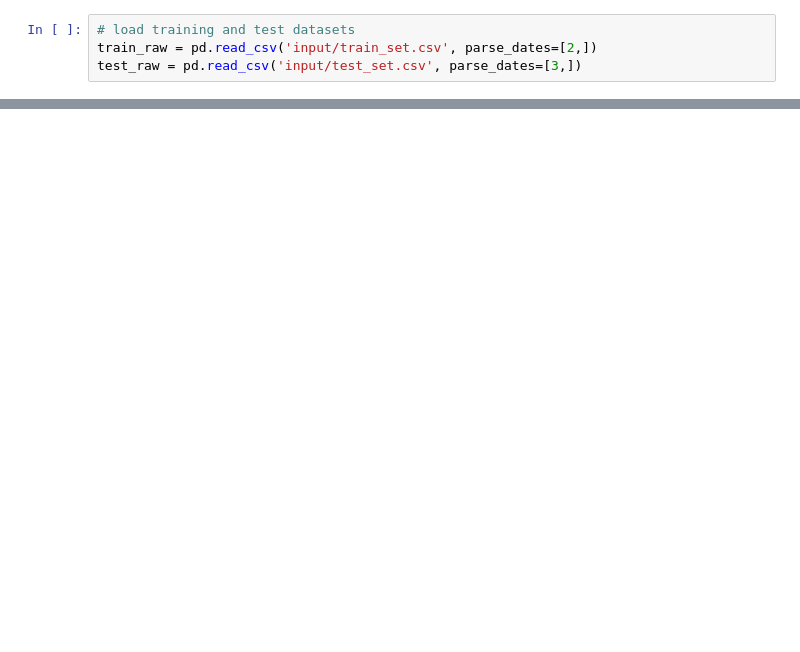
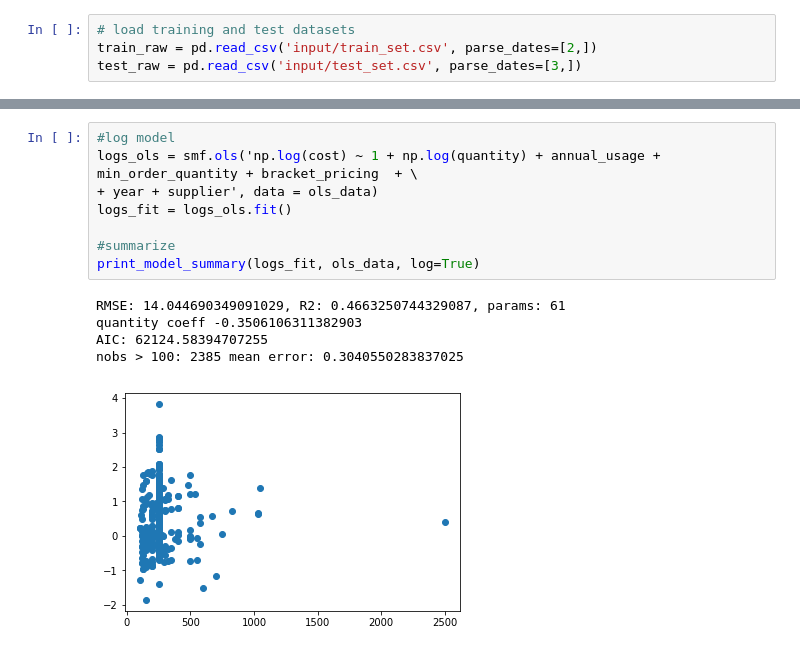
Before and after one commit to ericschulman/dogs, a Jupyter notebook: benchmarks.ipynb, the cells around one changed output, grey strips where cells are left out. Cells and saved outputs as stored; diff of their text form; blank space fills up the shorter version.

```diff
--- a/benchmarks.ipynb
+++ b/benchmarks.ipynb
@@ -46 +58,15 @@ print('quantity %s'%baseline_fit.params[2])
+# %%
+#log model
+logs_ols = smf.ols('np.log(cost) ~ 1 + np.log(quantity) + annual_usage +  min_order_quantity + bracket_pricing  + \
++ year + supplier', data = ols_data)
+logs_fit = logs_ols.fit()
+
+#summarize
+print_model_summary(logs_fit, ols_data, log=True)
+# %% [output]
+RMSE: 14.044690349091029, R2: 0.4663250744329087, params: 61
+quantity coeff -0.3506106311382903
+AIC: 62124.58394707255
+nobs > 100: 2385 mean error: 0.3040550283837025
+[figure, added]
 # %%
```
Also changed, not shown: parts of 14 cells of this notebook.
